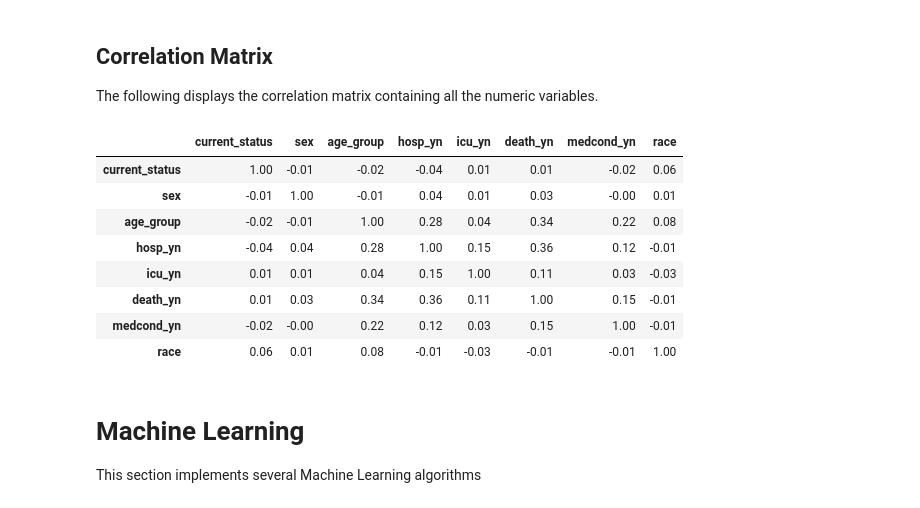
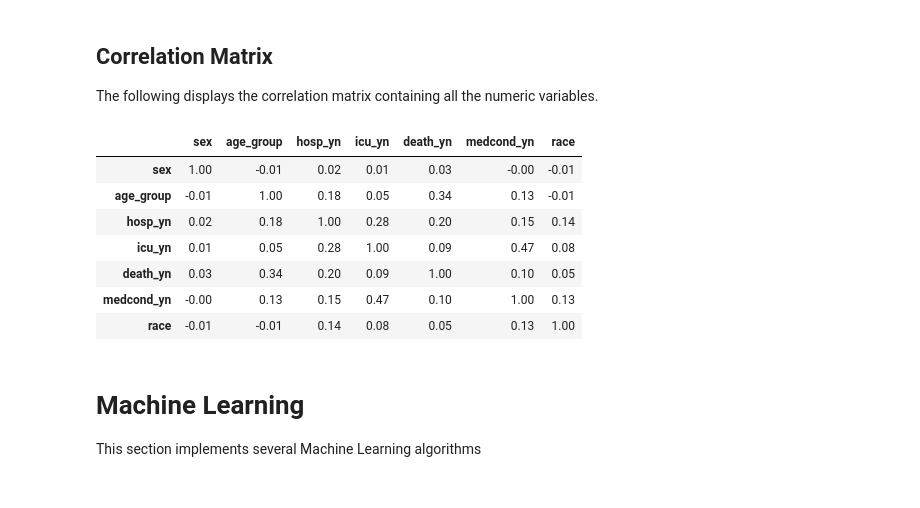
Before and after one commit to babakmahmoudian/ADS-ML, a Jupyter notebook: ml.ipynb, the cells around one changed output. Drawn from its saved outputs; the diff is of its cells as text; code cells hidden in the pictures.

```diff
--- a/ml.ipynb
+++ b/ml.ipynb
@@ -342,0 +322,16 @@ Name: medcond_yn, dtype: int64
+# %%
+df['age_group'].replace([
+    '0 - 9 Years',
+    '10 - 19 Years',
+    '20 - 29 Years',
+    '30 - 39 Years',
+    '40 - 49 Years',
+    '50 - 59 Years',
+    '60 - 69 Years',
+    '70 - 79 Years',
+    '80+ Years',
+    'Unknown'
+    ],
+    range(10), inplace=True)
+
+df['age_group'].value_counts()
@@ -362,2 +364,0 @@ In order to deal with these unspecified values, a new category of "Unspecified"
-# %%
-df["race"].replace(['Missing', 'Unknown'], "Unspecified", inplace=True)
@@ -401,0 +365,15 @@ target_classes
+# %%
+df['race'].replace([
+    'Unknown',
+    'Missing',
+    'Multiple/Other',
+    'White',
+    'Hispanic/Latino',
+    'Black',
+    'Asian',
+    'American Indian/Alaska Native',
+    'Native Hawaiian/Other Pacific Islander',
+    ],
+    [0, 0, 0, 1, 2, 3, 4, 5, 6], inplace=True)
+
+df['race'].value_counts()
@@ -414,6 +395,3 @@ dtype: object
-# %%
-for col in df.columns:
-    df[col] = df[col].astype('category').cat.codes
 # %%
 df.dtypes
 # %% [output]
@@ -430,14 +407,15 @@ dtype: object
 ## Correlation Matrix
 The following displays the correlation matrix containing all the numeric variables.
 # %%
-df.corr().style.background_gradient(cmap='coolwarm').format(precision = 2)
+df.corr() \
+    .style.background_gradient(cmap='coolwarm') \
+    .format(precision = 2)
 # %% [output]
-|  | current_status | sex | age_group | hosp_yn | icu_yn | death_yn | medcond_yn | race |
-| current_status | 1.00 | -0.01 | -0.02 | -0.04 | 0.01 | 0.01 | -0.02 | 0.06 |
-| sex | -0.01 | 1.00 | -0.01 | 0.04 | 0.01 | 0.03 | -0.00 | 0.01 |
-| age_group | -0.02 | -0.01 | 1.00 | 0.28 | 0.04 | 0.34 | 0.22 | 0.08 |
-| hosp_yn | -0.04 | 0.04 | 0.28 | 1.00 | 0.15 | 0.36 | 0.12 | -0.01 |
-| icu_yn | 0.01 | 0.01 | 0.04 | 0.15 | 1.00 | 0.11 | 0.03 | -0.03 |
-| death_yn | 0.01 | 0.03 | 0.34 | 0.36 | 0.11 | 1.00 | 0.15 | -0.01 |
-| medcond_yn | -0.02 | -0.00 | 0.22 | 0.12 | 0.03 | 0.15 | 1.00 | -0.01 |
-| race | 0.06 | 0.01 | 0.08 | -0.01 | -0.03 | -0.01 | -0.01 | 1.00 |
+|  | sex | age_group | hosp_yn | icu_yn | death_yn | medcond_yn | race |
+| sex | 1.00 | -0.01 | 0.02 | 0.01 | 0.03 | -0.00 | -0.01 |
+| age_group | -0.01 | 1.00 | 0.18 | 0.05 | 0.34 | 0.13 | -0.01 |
+| hosp_yn | 0.02 | 0.18 | 1.00 | 0.28 | 0.20 | 0.15 | 0.14 |
+| icu_yn | 0.01 | 0.05 | 0.28 | 1.00 | 0.09 | 0.47 | 0.08 |
+| death_yn | 0.03 | 0.34 | 0.20 | 0.09 | 1.00 | 0.10 | 0.05 |
+| medcond_yn | -0.00 | 0.13 | 0.15 | 0.47 | 0.10 | 1.00 | 0.13 |
+| race | -0.01 | -0.01 | 0.14 | 0.08 | 0.05 | 0.13 | 1.00 |
```
Also changed, not shown: parts of 138 cells of this notebook.
